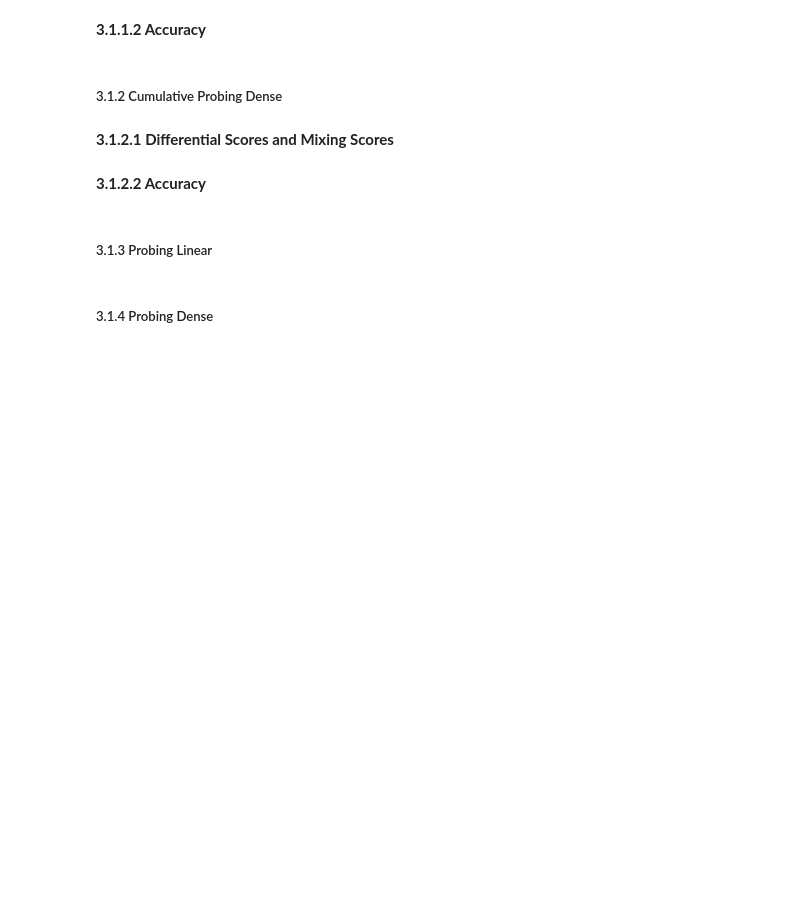
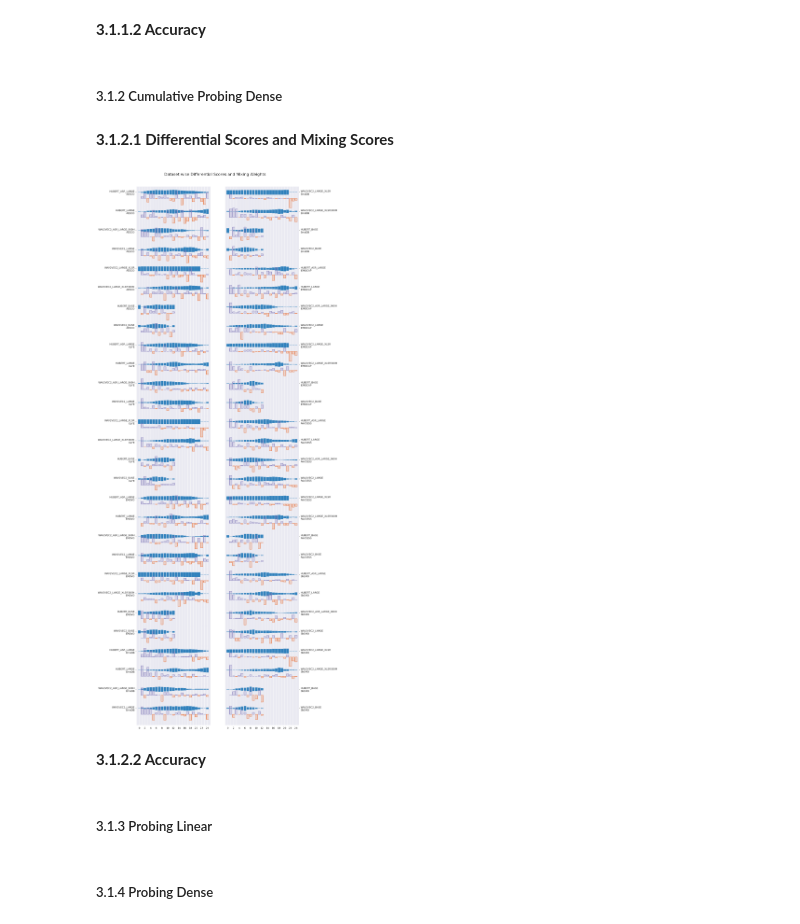
Before and after one commit to 95anantsingh/Decoding-Emotions, a Jupyter notebook: summary.ipynb, the cells around one changed output. Cells and saved outputs as stored; diff of their text form; code cells hidden in the pictures; blank space fills up the shorter version.

```diff
--- a/summary.ipynb
+++ b/summary.ipynb
@@ -449,14 +472,18 @@ cm_probing_linear_ds_mw = pd.DataFrame.from_dict(dict(model=models,dataset=datas
 # %% [markdown]
 Dense
 # %%
-models, datasets, layers, differential_scores, mixing_weights = [], [], [], [], []
+models, datasets, layers, differential_scores, mixing_weights, center_gs, expected_ls = [], [], [], [], [], [], []
 for model in cm_probing_dense_mixing_weights_summary.model.unique():
     for dataset in cm_probing_dense_mixing_weights_summary.dataset.unique():
-        layers_df = cm_probing_dense_mixing_weights_summary[(cm_probing_dense_mixing_weights_summary.dataset==dataset) & (cm_probing_dense_mixing_weights_summary.model==model)]
+        layers_df = cm_probing_dense_mixing_weights_summary[(cm_probing_dense_mixing_weights_summary.dataset==dataset) & \
+            (cm_probing_dense_mixing_weights_summary.model==model)]
         models.append(model)
         datasets.append(dataset)
         differential_scores.append(np.diff(layers_df.mean_accuracy))
         mixing_weights.append(layers_df.mean_weights.iloc[-1])
         layers.append(len(mixing_weights[-1]))
+        center_gs.append(sum([idx*mw for idx, mw in enumerate(mixing_weights[-1])]))
+        expected_ls.append(sum([idx*ds for idx ,ds in enumerate(differential_scores[-1],1)])/sum(differential_scores[-1]))
 
-cm_probing_dense_ds_mw = pd.DataFrame.from_dict(dict(model=models,dataset=datasets,layers=layers,differential_score=differential_scores,mixing_weight=mixing_weights))
+cm_probing_dense_ds_mw = pd.DataFrame.from_dict(dict(model=models,dataset=datasets,layers=layers,center_of_gravity=center_gs,\
+    expected_layer=expected_ls,differential_score=differential_scores,mixing_weight=mixing_weights))
@@ -589,7 +618,7 @@ sns.set_style('darkgrid')
 cm_probing_dense_ds_mw = cm_probing_dense_ds_mw.sort_values(['dataset','layers','model'],ascending=[True,False,True]).reset_index(drop=True)
 
 fig, axs = plt.subplots(cm_probing_dense_ds_mw.shape[0]//2, 2, sharex=True, figsize=(12,40))
-fig.subplots_adjust(hspace=0)
+fig.subplots_adjust(hspace=-0.15)
 axs = np.array(axs)
 axs = list(axs[:,0]) + list(axs[:,1])
 
@@ -612,33 +641,35 @@ for ax, (index, row) in zip(axs,cm_probing_dense_ds_mw.iterrows()):
 
     # Plot differential scores
     scores = normalize(row.differential_score)
     max_ds = max(max_ds,max(scores))
     min_ds = min(min_ds,min(scores))
     ax2.bar([*range(1,len(scores)+1)], scores, color=colors, edgecolor=edge_colors)
 
     ax.grid(axis='x',visible=True)
     ax.grid(axis='y',visible=False)
     ax2.grid(axis='x',visible=True)
     ax2.grid(axis='y',visible=False)
 
     if index+1 > cm_probing_dense_ds_mw.shape[0]//2:
         ax2.set_yticks([0.45],[f'{row.model}\n{row.dataset}'])
         ax.set_yticks([],[])
     else:
         ax.set_yticks([0],[f'{row.model}\n{row.dataset}'])
         ax2.set_yticks([],[])
     ax2.spines[['bottom', 'top']].set_visible(False)
     ax.spines[['bottom', 'top']].set_visible(False)
 
 for ax, ax2 in zip(axs,secondary_axs):
     ax.set_ylim((min_ds-0.05, max_ds+0.05))
     ax2.set_ylim((min_ds-0.05, max_ds+0.05))
     shift.yaxis(ax,0,0.75,True)
 
 ax.set_xlim((-1,max(cm_probing_dense_ds_mw.layers)))
 ax.set_xticks([*range(max(cm_probing_dense_ds_mw.layers))],[num if num%2==0 else "" for num in range(max(cm_probing_dense_ds_mw.layers))])
 plt.suptitle('Dataset wise Differential Scores and Mixing Weights',y=0.9, fontsize=16)
 plt.savefig(os.path.join(output_dir,'dataset_wise_cm_probing_dense_scores_weights.png'),bbox_inches="tight");
+# %% [output]
+[figure, added]
 # %% [markdown]
 **3.1.2.2 Accuracy**
 # %%
```
Also changed, not shown: parts of 7 cells of this notebook, 6 other files.
